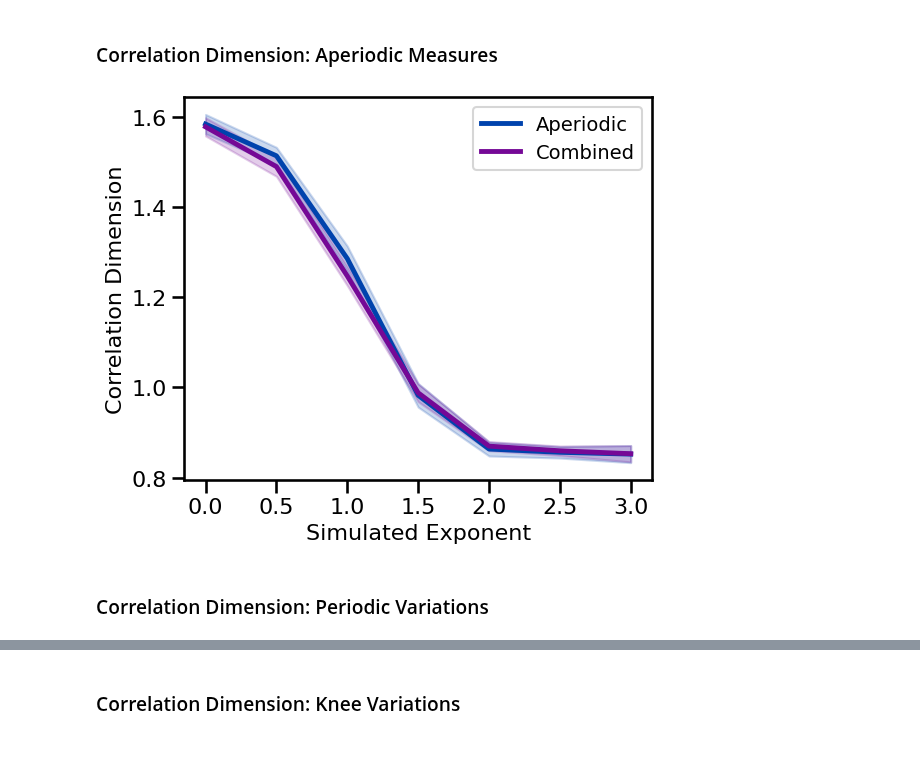
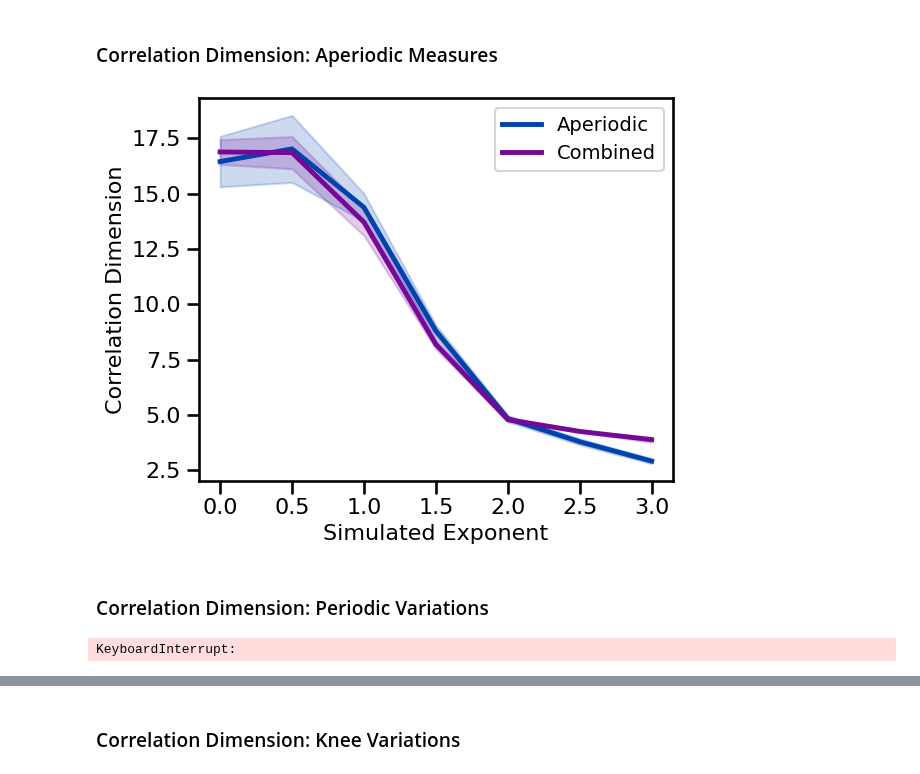
Before and after one commit to AperiodicMethods/AperiodicMethods, a Jupyter notebook: notebooks/23-FractalDimension.ipynb, the cells around one changed output, grey strips where cells are left out. Cells and saved outputs as stored; diff of their text form; code cells hidden in the pictures.

```diff
--- a/notebooks/23-FractalDimension.ipynb
+++ b/notebooks/23-FractalDimension.ipynb
@@ -70,23 +70,25 @@ Correlation dimension:
 ### Correlation Dimension: Aperiodic Measures
 # %%
 # Run simulations calculating correlation dimension across exponents
-cd_sims_exp, cd_sims_exp_var = run_sims(\
+cd_sims_exp = run_sims(\
     sim_powerlaw, SIM_PARAMS_AP, correlation_dimension, CD_PARAMS, 'update_exp', EXPS, N_SIMS2)
 # %%
 # Run simulations calculating correlation dimension across exponents with an oscillation
-cd_sims_comb, cd_sims_comb_var = run_sims(\
+cd_sims_comb = run_sims(\
     sim_combined, SIM_PARAMS_COMB, correlation_dimension, CD_PARAMS, 'update_comb_exp', EXPS, N_SIMS2)
 # %%
 # Plot correlation dimension estimates across aperiodic variations
-plot_ap_sims(cd_sims_exp, cd_sims_exp_var, cd_sims_comb, cd_sims_comb_var,
-             'Correlation Dimension', save_fig=SAVE_FIG, file_name='cd_ap' + EXT, file_path=FIGPATH)
+plot_ap_sims(cd_sims_exp, cd_sims_comb, 'Correlation Dimension',
+             save_fig=SAVE_FIG, file_name='cd_ap' + EXT, file_path=FIGPATH)
 # %% [output]
-[figure, old version]
+[figure, new version]
 # %% [markdown]
 ### Correlation Dimension: Periodic Variations
 # %%
 # Run simulations calculating correlation dimension across oscillation frequency
-cd_sims_freq, cd_sims_freq_var = run_sims(\
+cd_sims_freq = run_sims(\
     sim_combined, SIM_PARAMS_COMB, correlation_dimension, CD_PARAMS, 'update_freq', FREQS, N_SIMS2)
+# %% [output]
+KeyboardInterrupt:
 # %%
 # Run simulations calculating correlation dimension across oscillation power
```
Also changed, not shown: parts of 30 cells of this notebook, 4 other files.
